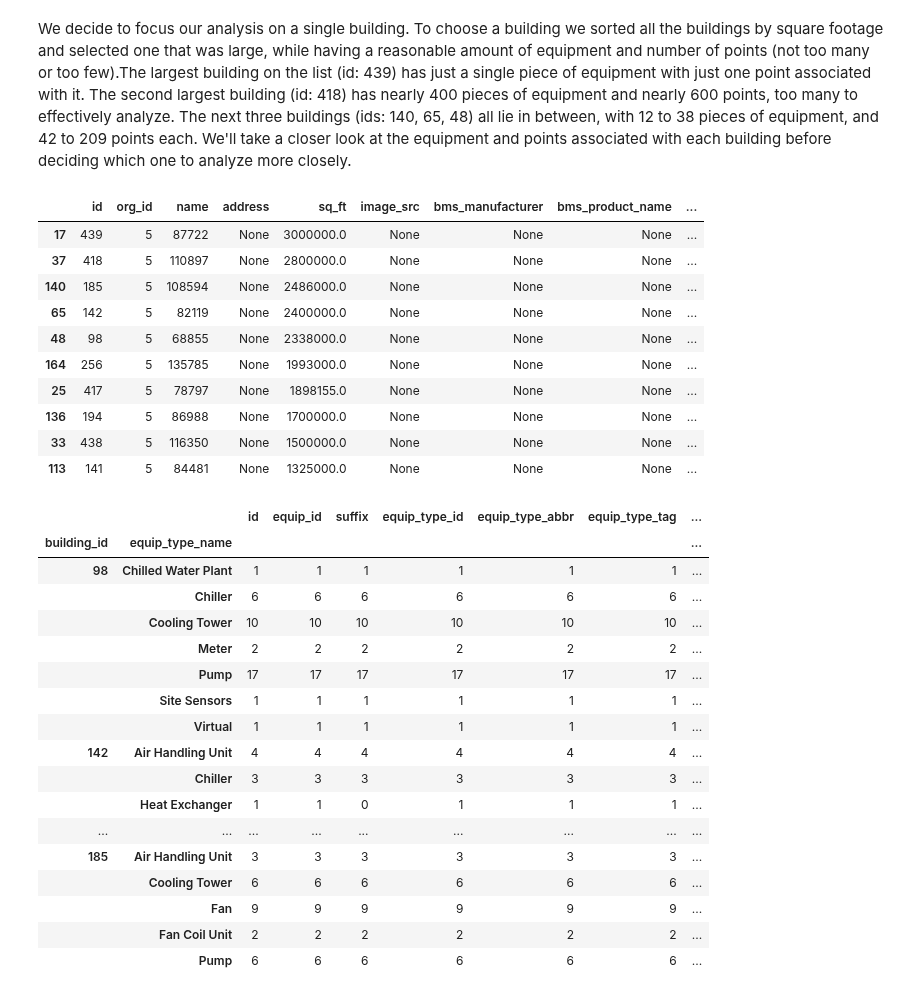
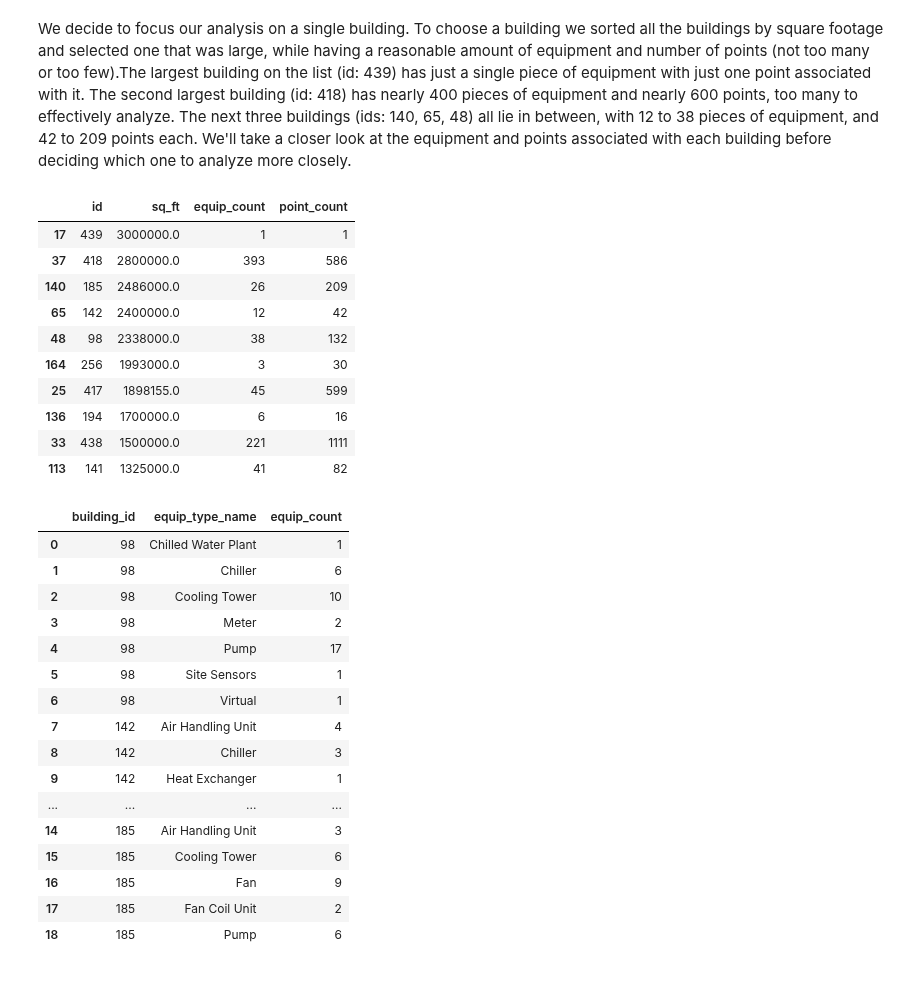
Before and after one commit to yairg98/Data-Driven-Problem-Solving, a Jupyter notebook: Assignments/FinalProjectNotebook.ipynb, the cells around one changed output. Drawn from its saved outputs; the diff is of its cells as text; code cells hidden in the pictures.

```diff
--- a/Assignments/FinalProjectNotebook.ipynb
+++ b/Assignments/FinalProjectNotebook.ipynb
@@ -220,42 +220,43 @@ a closer look at the equipment and points associated with each building
 before deciding which one to analyze more closely.
 # %%
 # Sorting buildings by square footage
-all_buildings.sort_values(by='sq_ft', ascending=False).head(10)
+all_buildings.sort_values(by='sq_ft', ascending=False)[['id', 'sq_ft', 'equip_count', 'point_count']].head(10)
 # %% [output]
-|  | id | org_id | name | address | sq_ft | image_src | bms_manufacturer | bms_product_name | ... |
-| 17 | 439 | 5 | 87722 | None | 3000000.0 | None | None | None | ... |
-| 37 | 418 | 5 | 110897 | None | 2800000.0 | None | None | None | ... |
-| 140 | 185 | 5 | 108594 | None | 2486000.0 | None | None | None | ... |
-| 65 | 142 | 5 | 82119 | None | 2400000.0 | None | None | None | ... |
-| 48 | 98 | 5 | 68855 | None | 2338000.0 | None | None | None | ... |
-| 164 | 256 | 5 | 135785 | None | 1993000.0 | None | None | None | ... |
-| 25 | 417 | 5 | 78797 | None | 1898155.0 | None | None | None | ... |
-| 136 | 194 | 5 | 86988 | None | 1700000.0 | None | None | None | ... |
-| 33 | 438 | 5 | 116350 | None | 1500000.0 | None | None | None | ... |
-| 113 | 141 | 5 | 84481 | None | 1325000.0 | None | None | None | ... |
+|  | id | sq_ft | equip_count | point_count |
+| 17 | 439 | 3000000.0 | 1 | 1 |
+| 37 | 418 | 2800000.0 | 393 | 586 |
+| 140 | 185 | 2486000.0 | 26 | 209 |
+| 65 | 142 | 2400000.0 | 12 | 42 |
+| 48 | 98 | 2338000.0 | 38 | 132 |
+| 164 | 256 | 1993000.0 | 3 | 30 |
+| 25 | 417 | 1898155.0 | 45 | 599 |
+| 136 | 194 | 1700000.0 | 6 | 16 |
+| 33 | 438 | 1500000.0 | 221 | 1111 |
+| 113 | 141 | 1325000.0 | 41 | 82 |
 # %%
+# Choose buildings to look at more closely
 building_ids = [185, 142, 98]
 
+# Count pieces of equipment by type and building
 equip_groups = all_equipment.loc[all_equipment['building_id'].isin(building_ids)]\
-    .groupby(by=['building_id','equip_type_name']).count()
+    .groupby(by=['building_id','equip_type_name']).size().reset_index().rename(columns={0:'equip_count'})
 
 equip_groups
 # %% [output]
-|  |  | id | equip_id | suffix | equip_type_id | equip_type_abbr | equip_type_tag | ... |
-| building_id | equip_type_name |  |  |  |  |  |  | ... |
-| 98 | Chilled Water Plant | 1 | 1 | 1 | 1 | 1 | 1 | ... |
-|  | Chiller | 6 | 6 | 6 | 6 | 6 | 6 | ... |
-|  | Cooling Tower | 10 | 10 | 10 | 10 | 10 | 10 | ... |
-|  | Meter | 2 | 2 | 2 | 2 | 2 | 2 | ... |
-|  | Pump | 17 | 17 | 17 | 17 | 17 | 17 | ... |
-|  | Site Sensors | 1 | 1 | 1 | 1 | 1 | 1 | ... |
-|  | Virtual | 1 | 1 | 1 | 1 | 1 | 1 | ... |
-| 142 | Air Handling Unit | 4 | 4 | 4 | 4 | 4 | 4 | ... |
-|  | Chiller | 3 | 3 | 3 | 3 | 3 | 3 | ... |
-|  | Heat Exchanger | 1 | 1 | 0 | 1 | 1 | 1 | ... |
-| ... | ... | ... | ... | ... | ... | ... | ... | ... |
-| 185 | Air Handling Unit | 3 | 3 | 3 | 3 | 3 | 3 | ... |
-|  | Cooling Tower | 6 | 6 | 6 | 6 | 6 | 6 | ... |
-|  | Fan | 9 | 9 | 9 | 9 | 9 | 9 | ... |
-|  | Fan Coil Unit | 2 | 2 | 2 | 2 | 2 | 2 | ... |
-|  | Pump | 6 | 6 | 6 | 6 | 6 | 6 | ... |
+|  | building_id | equip_type_name | equip_count |
+| 0 | 98 | Chilled Water Plant | 1 |
+| 1 | 98 | Chiller | 6 |
+| 2 | 98 | Cooling Tower | 10 |
+| 3 | 98 | Meter | 2 |
+| 4 | 98 | Pump | 17 |
+| 5 | 98 | Site Sensors | 1 |
+| 6 | 98 | Virtual | 1 |
+| 7 | 142 | Air Handling Unit | 4 |
+| 8 | 142 | Chiller | 3 |
+| 9 | 142 | Heat Exchanger | 1 |
+| ... | ... | ... | ... |
+| 14 | 185 | Air Handling Unit | 3 |
+| 15 | 185 | Cooling Tower | 6 |
+| 16 | 185 | Fan | 9 |
+| 17 | 185 | Fan Coil Unit | 2 |
+| 18 | 185 | Pump | 6 |
```
Also changed, not shown: parts of 6 cells of this notebook.
